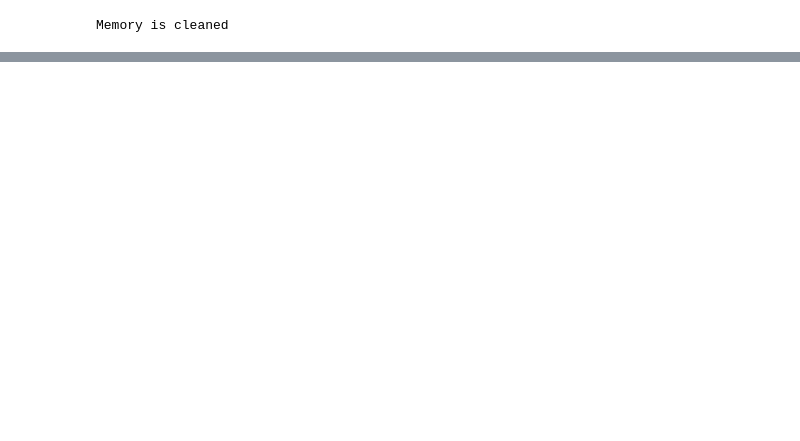
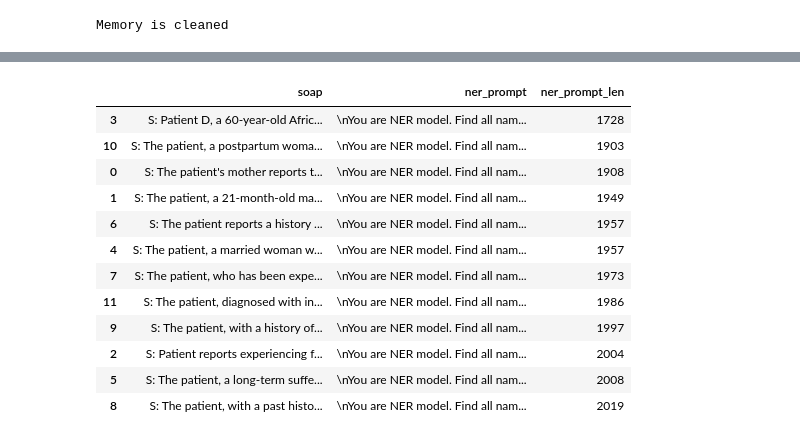
Before and after one commit to BHYCHIK/otus-llm-dz7, a Jupyter notebook: dz7.ipynb, the cells around one changed output, grey strips where cells are left out. Drawn from its saved outputs; the diff is of its cells as text; code cells hidden in the pictures; blank space fills up the shorter version.

```diff
--- a/dz7.ipynb
+++ b/dz7.ipynb
@@ -400,3 +415,21 @@ def batch_process_dataframe(df, batch_size, model, tokenizer):
+# %%
+df['ner_prompt_len'] = df['ner_prompt'].apply(get_total_tokens_in_prompt)
+df = df.sort_values(by='ner_prompt_len')
+df
+# %% [output]
+|  | soap | ner_prompt | ner_prompt_len |
+| 3 | S: Patient D, a 60-year-old Afric... | \nYou are NER model. Find all nam... | 1728 |
+| 10 | S: The patient, a postpartum woma... | \nYou are NER model. Find all nam... | 1903 |
+| 0 | S: The patient's mother reports t... | \nYou are NER model. Find all nam... | 1908 |
+| 1 | S: The patient, a 21-month-old ma... | \nYou are NER model. Find all nam... | 1949 |
+| 6 | S: The patient reports a history ... | \nYou are NER model. Find all nam... | 1957 |
+| 4 | S: The patient, a married woman w... | \nYou are NER model. Find all nam... | 1957 |
+| 7 | S: The patient, who has been expe... | \nYou are NER model. Find all nam... | 1973 |
+| 11 | S: The patient, diagnosed with in... | \nYou are NER model. Find all nam... | 1986 |
+| 9 | S: The patient, with a history of... | \nYou are NER model. Find all nam... | 1997 |
+| 2 | S: Patient reports experiencing f... | \nYou are NER model. Find all nam... | 2004 |
+| 5 | S: The patient, a long-term suffe... | \nYou are NER model. Find all nam... | 2008 |
+| 8 | S: The patient, with a past histo... | \nYou are NER model. Find all nam... | 2019 |
 # %%
 start = time.time()
 batch_size=1
```
Also changed, not shown: parts of 13 cells of this notebook, 2 other files.
